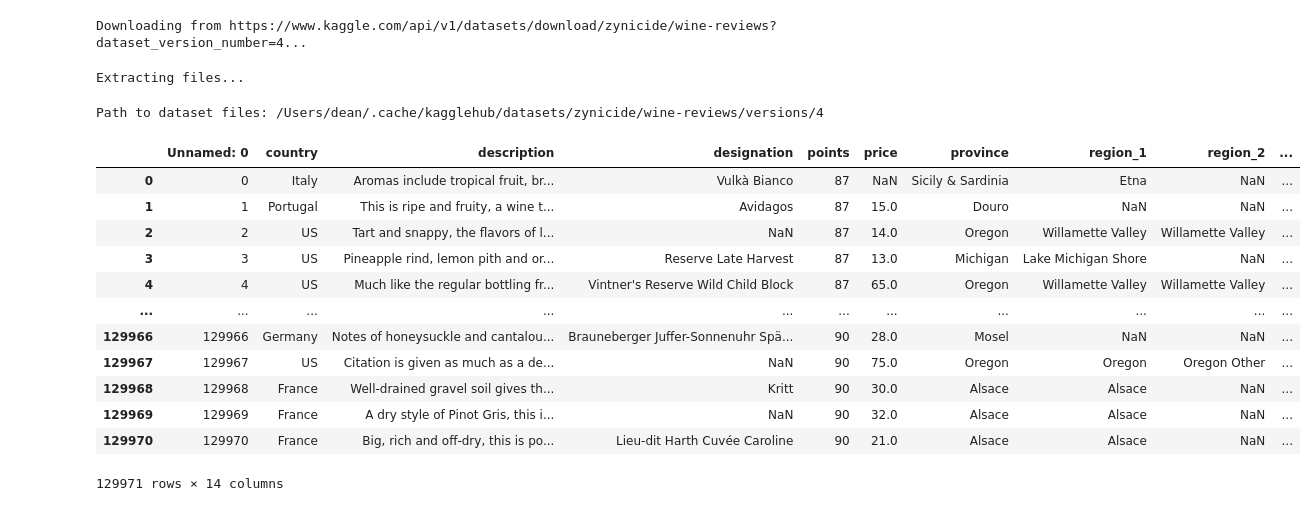
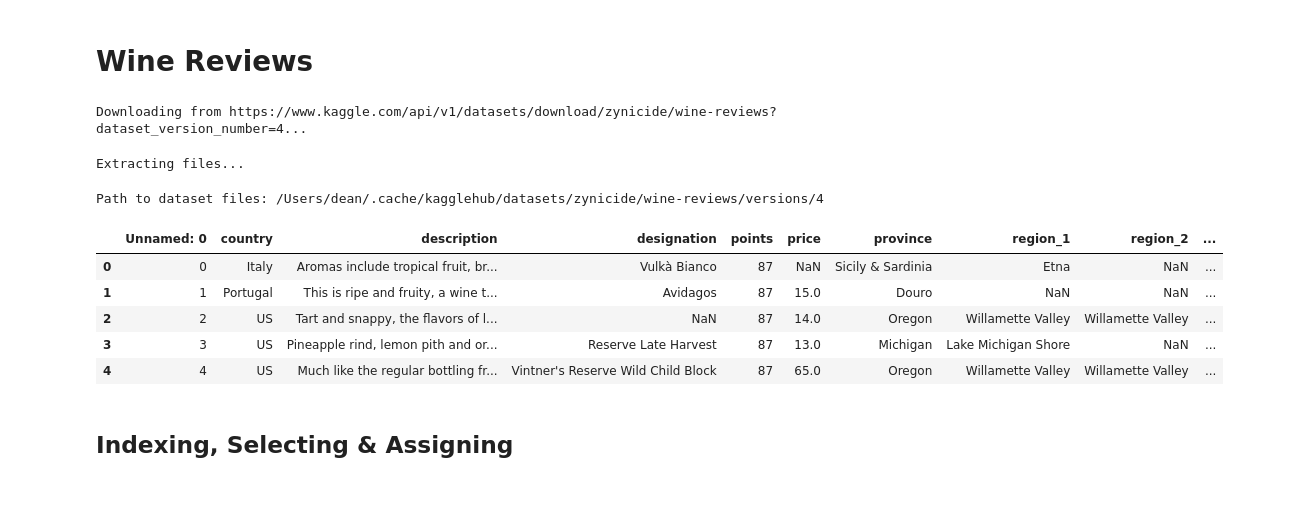
Before and after one commit to 8r34d/kaggle, a Jupyter notebook: wine-reviews.ipynb, the cells around one changed output. Drawn from its saved outputs; the diff is of its cells as text; code cells hidden in the pictures.

Commit message:
update wine reviews - indexing, selecting & assigning

```diff
--- a/wine-reviews.ipynb
+++ b/wine-reviews.ipynb
@@ -1,3 +1,5 @@
+# %% [markdown]
+# Wine Reviews
 # %%
 import kagglehub
 
@@ -12,20 +14,15 @@ Path to dataset files: /Users/dean/.cache/kagglehub/datasets/zynicide/wine-revie
 # %%
 import pandas as pd
 # %%
-wines = pd.read_csv(f"{path}/winemag-data-130k-v2.csv")
+reviews = pd.read_csv(f"{path}/winemag-data-130k-v2.csv")
 # %%
-wines
+reviews.head()
 # %% [output]
 |  | Unnamed: 0 | country | description | designation | points | price | province | region_1 | region_2 | ... |
 | 0 | 0 | Italy | Aromas include tropical fruit, br... | Vulkà Bianco | 87 | NaN | Sicily & Sardinia | Etna | NaN | ... |
 | 1 | 1 | Portugal | This is ripe and fruity, a wine t... | Avidagos | 87 | 15.0 | Douro | NaN | NaN | ... |
 | 2 | 2 | US | Tart and snappy, the flavors of l... | NaN | 87 | 14.0 | Oregon | Willamette Valley | Willamette Valley | ... |
 | 3 | 3 | US | Pineapple rind, lemon pith and or... | Reserve Late Harvest | 87 | 13.0 | Michigan | Lake Michigan Shore | NaN | ... |
 | 4 | 4 | US | Much like the regular bottling fr... | Vintner's Reserve Wild Child Block | 87 | 65.0 | Oregon | Willamette Valley | Willamette Valley | ... |
-| ... | ... | ... | ... | ... | ... | ... | ... | ... | ... | ... |
-| 129966 | 129966 | Germany | Notes of honeysuckle and cantalou... | Brauneberger Juffer-Sonnenuhr Spä... | 90 | 28.0 | Mosel | NaN | NaN | ... |
-| 129967 | 129967 | US | Citation is given as much as a de... | NaN | 90 | 75.0 | Oregon | Oregon | Oregon Other | ... |
-| 129968 | 129968 | France | Well-drained gravel soil gives th... | Kritt | 90 | 30.0 | Alsace | Alsace | NaN | ... |
-| 129969 | 129969 | France | A dry style of Pinot Gris, this i... | NaN | 90 | 32.0 | Alsace | Alsace | NaN | ... |
-| 129970 | 129970 | France | Big, rich and off-dry, this is po... | Lieu-dit Harth Cuvée Caroline | 90 | 21.0 | Alsace | Alsace | NaN | ... |
-129971 rows × 14 columns
+# %% [markdown]
+## Indexing, Selecting & Assigning
```
Also changed, not shown: parts of 11 cells of this notebook.
